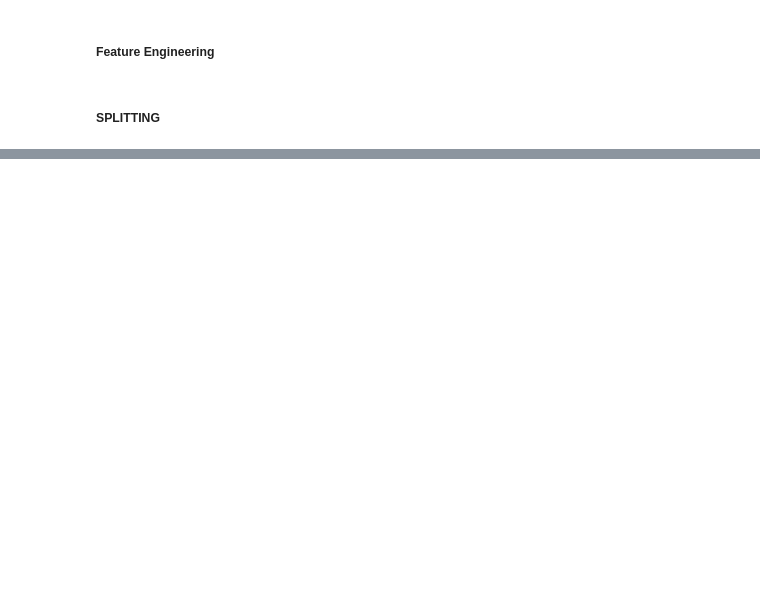
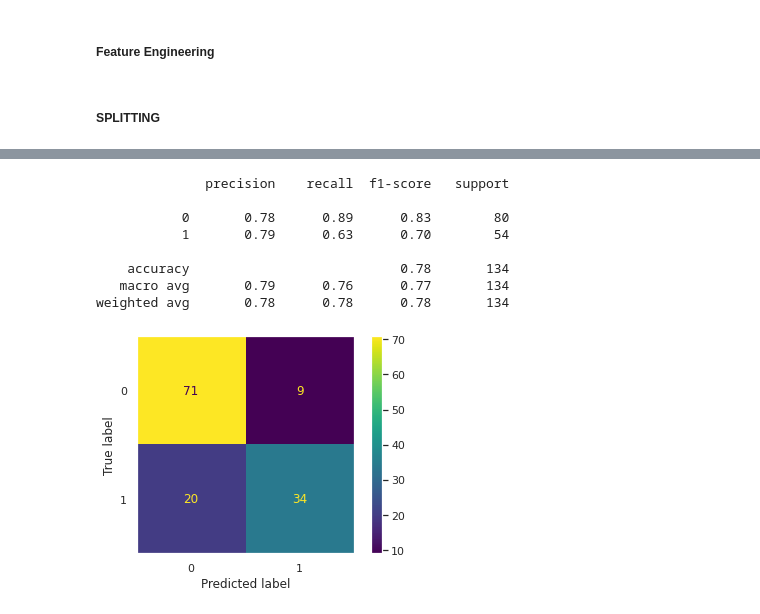
Before and after one commit to Yusrah23/Python_Scripts, a Jupyter notebook: titianic_pred.ipynb, the cells around one changed output, grey strips where cells are left out. Cells and saved outputs as stored; diff of their text form; code cells hidden in the pictures; blank space fills up the shorter version.

```diff
--- a/titianic_pred.ipynb
+++ b/titianic_pred.ipynb
@@ -289,0 +363,14 @@ data
+# %%
+# performance check on validation set
+
+metrics_score(model_1, X_val, y_val)
+# %% [output]
+              precision    recall  f1-score   support
+
+           0       0.78      0.89      0.83        80
+           1       0.79      0.63      0.70        54
+
+    accuracy                           0.78       134
+   macro avg       0.79      0.76      0.77       134
+weighted avg       0.78      0.78      0.78       134
+[figure, added]
```
Also changed, not shown: parts of 32 cells of this notebook.
